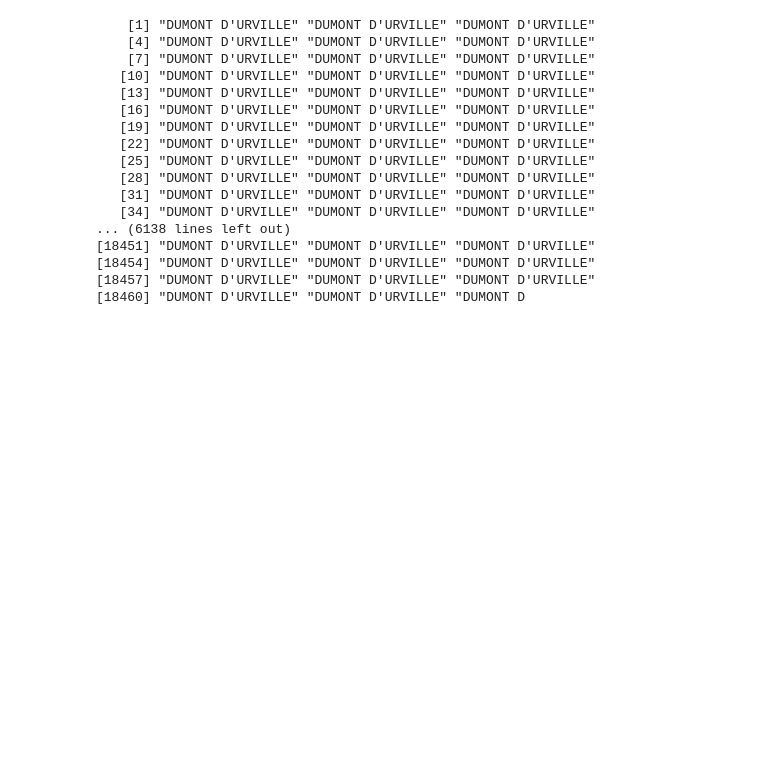
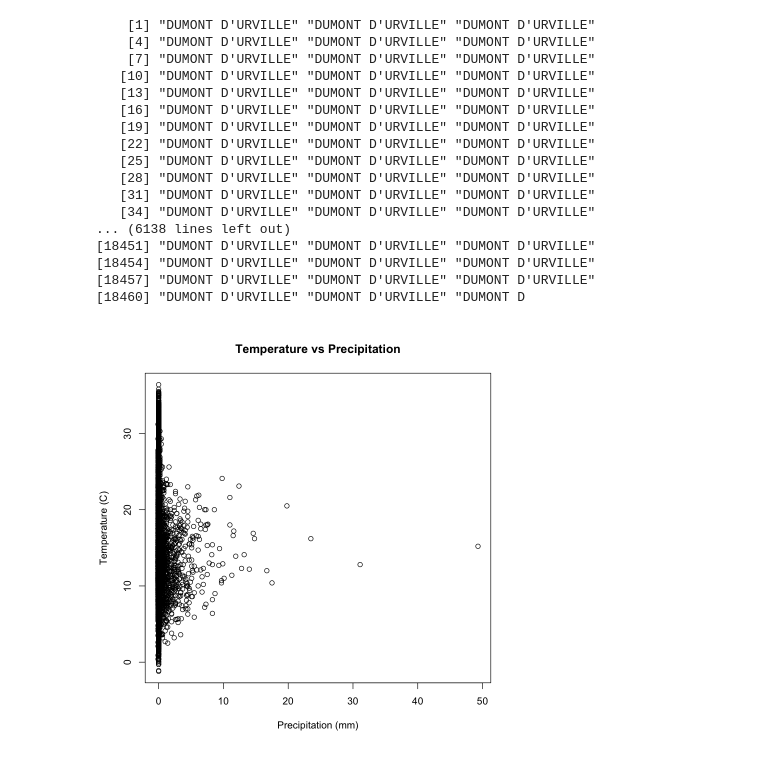
Before and after one commit to AugustinGrunewald/Statistics_Meteo, a Jupyter notebook: main.ipynb, the cells around one changed output. Cells and saved outputs as stored; diff of their text form; code cells hidden in the pictures; blank space fills up the shorter version.

```diff
--- a/main.ipynb
+++ b/main.ipynb
@@ -375,3 +395,12 @@ data_weather$Nom[data_weather$ID.OMM.station == station_id]
 [18454] "DUMONT D'URVILLE" "DUMONT D'URVILLE" "DUMONT D'URVILLE"
 [18457] "DUMONT D'URVILLE" "DUMONT D'URVILLE" "DUMONT D'URVILLE"
 [18460] "DUMONT D'URVILLE" "DUMONT D'URVILLE" "DUMONT D
+# %%
+par(bg = "white")
+plot(precipitation_data_7790$Précipitations.dans.la.dernière.heure,
+    temperature_data_C_7790$`Température...C.`,
+    xlab = "Precipitation (mm)",
+    ylab = "Temperature (C)",
+    main = "Temperature vs Precipitation")
+# %% [output]
+[figure, added]
```
Also changed, not shown: parts of 2 cells of this notebook.
